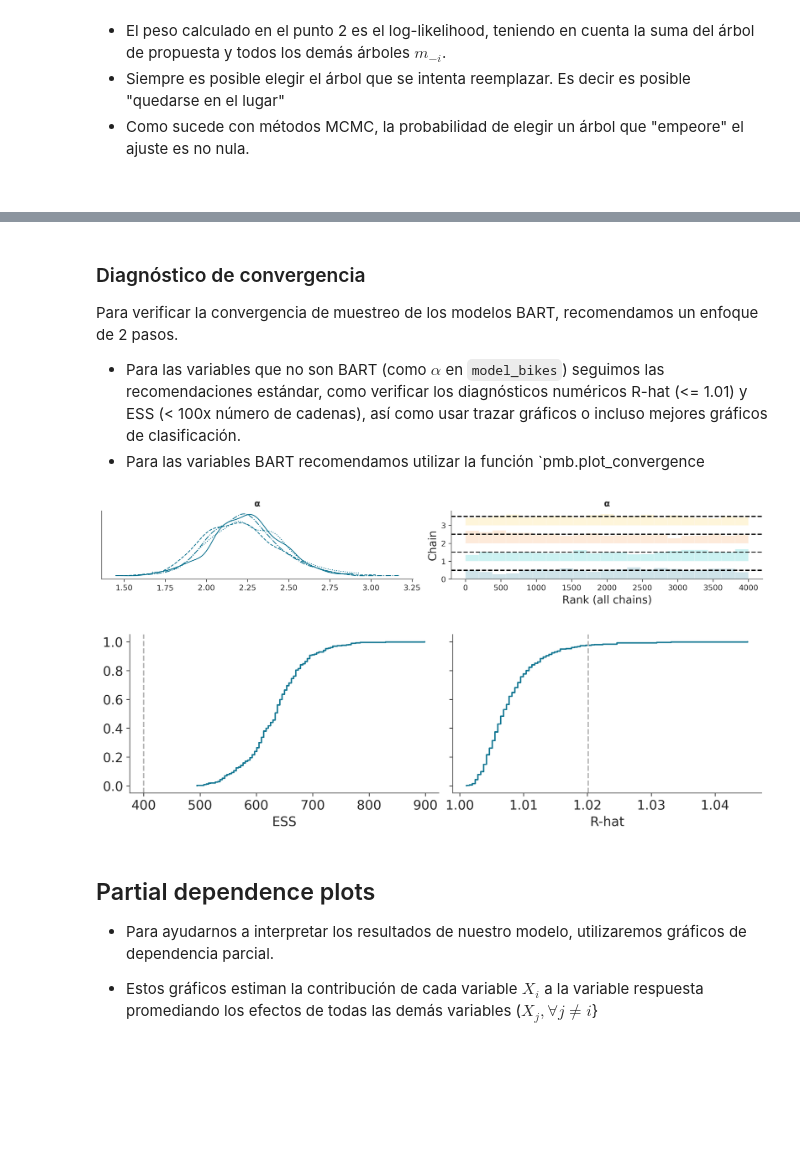
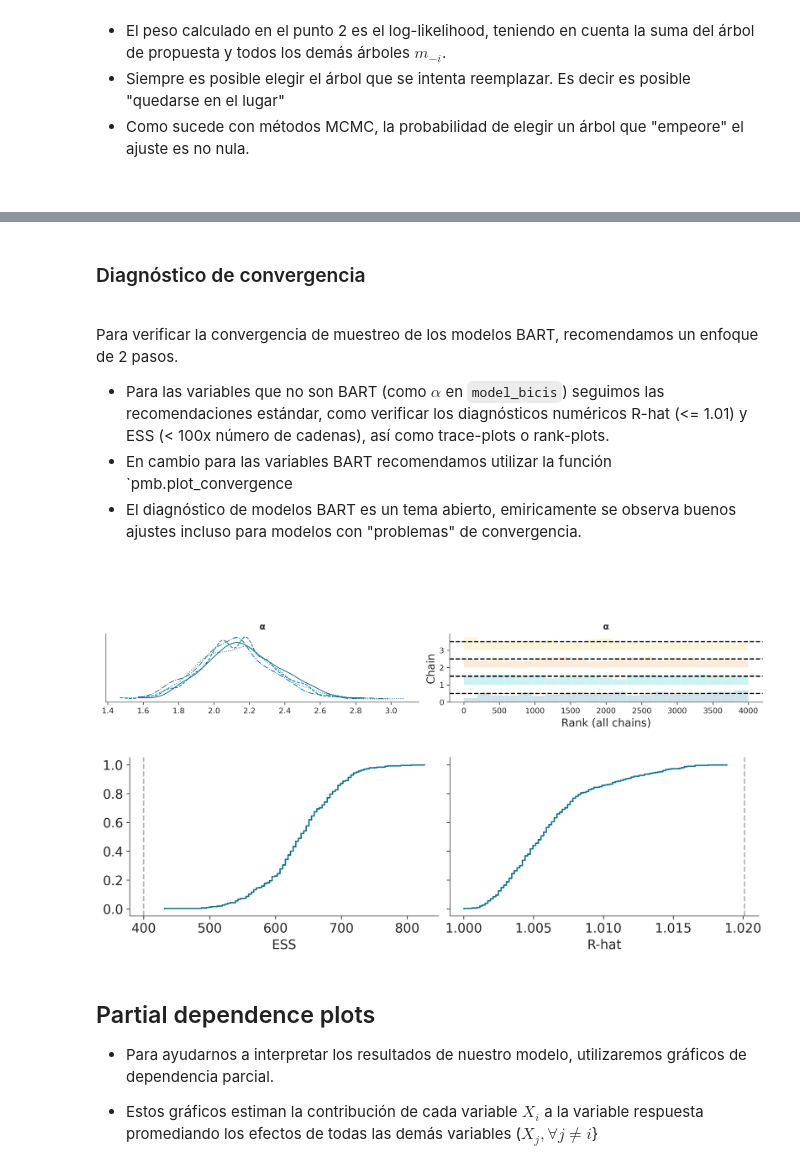
Before and after one commit to LCD-UNSAM/estadistica_e_inferencia_II, a Jupyter notebook: diapo/diapo_08.ipynb, the cells around one changed output, grey strips where cells are left out. Cells and saved outputs as stored; diff of their text form; code cells hidden in the pictures; blank space fills up the shorter version.

Commit message:
update BART

```diff
--- a/diapo/diapo_08.ipynb
+++ b/diapo/diapo_08.ipynb
@@ -380,9 +411,13 @@ x_data = x_centers[:, None]
 y_data = hist
 # %%
 with pm.Model() as modelo_coal:
-    μ_ = pmb.BART("μ_", X=x_data, Y=np.log(y_data), m=20)
-    μ = pm.Deterministic("μ", pm.math.exp(μ_))
-    y_pred = pm.Poisson("y_pred", mu=μ, observed=y_data)
+    # BART Prior
+    μ = pmb.BART("μ", X=x_data, Y=np.log(y_data), m=20)
+
+    # likelihood
+    y_pred = pm.Poisson("y_pred", mu=pm.math.exp(μ), observed=y_data)
+
+    #sampling
     idata_coal = pm.sample(random_seed=RANDOM_SEED)
 # %% [output]
 Multiprocess sampling (4 chains in 4 jobs)
@@ -410,16 +455,18 @@ ax.set_ylabel("rate");
 # %%
-bikes = pd.read_csv("../datos/bikes.csv")
+bicis = pd.read_csv("../datos/bicis.csv")
 
-features = ["hour", "temperature", "humidity", "weekday"]
+features = ["hora", "temperatura", "humedad", "viento"]
 
-X = bikes[features]
-Y = bikes["rented"]
+X = bicis[features]
+Y = bicis["alquiladas"]
 # %%
-with pm.Model() as model_bikes:
+with pm.Model() as modelo_bicis:
     α = pm.Exponential("α", 1)
     μ = pmb.BART("μ", X, np.log(Y), m=50)
+
     y = pm.NegativeBinomial("y", mu=pm.math.exp(μ), alpha=α, observed=Y)
-    idata_bikes = pm.sample(compute_convergence_checks=False, random_seed=RANDOM_SEED)
+
+    idata_bicis = pm.sample(compute_convergence_checks=False, random_seed=RANDOM_SEED)
 # %% [output]
 Multiprocess sampling (4 chains in 4 jobs)
 CompoundStep
@@ -432,18 +479,24 @@ Sampling 4 chains for 1_000 tune and 1_000 draw iterations (4_000 + 4_000 draws
 # %% [markdown]
 ### Diagnóstico de convergencia
 
+<br>
+
 Para verificar la convergencia de muestreo de los modelos BART, recomendamos un enfoque de 2 pasos.
 
-* Para las variables que no son BART (como $\alpha$ en `model_bikes`) seguimos las recomendaciones estándar, como verificar los diagnósticos numéricos R-hat (<= 1.01) y ESS (< 100x número de cadenas), así como usar trazar gráficos o incluso mejores gráficos de clasificación.
-* Para las variables BART recomendamos utilizar la función `pmb.plot_convergence
+* Para las variables que no son BART (como $\alpha$ en `model_bicis`) seguimos las recomendaciones estándar, como verificar los diagnósticos numéricos R-hat (<= 1.01) y ESS (< 100x número de cadenas), así como trace-plots o rank-plots.
+* En cambio para las variables BART recomendamos utilizar la función `pmb.plot_convergence
+* El diagnóstico de modelos BART es un tema abierto, emiricamente se observa buenos ajustes incluso para modelos con "problemas" de convergencia.
+
+<br>
+<br>
 # %%
-az.plot_trace(idata_bikes, var_names=["α"], kind="rank_bars");
+az.plot_trace(idata_bicis, var_names=["α"], kind="rank_bars");
 # %% [output]
-[figure, old version]
+[figure, new version]
 # %%
-pmb.plot_convergence(idata_bikes, var_name="μ");
+pmb.plot_convergence(idata_bicis, var_name="μ");
 # %% [output]
-[figure, old version]
+[figure, new version]
 # %% [markdown]
 ## Partial dependence plots
 
```
Also changed, not shown: parts of 26 cells of this notebook, 4 other files.
